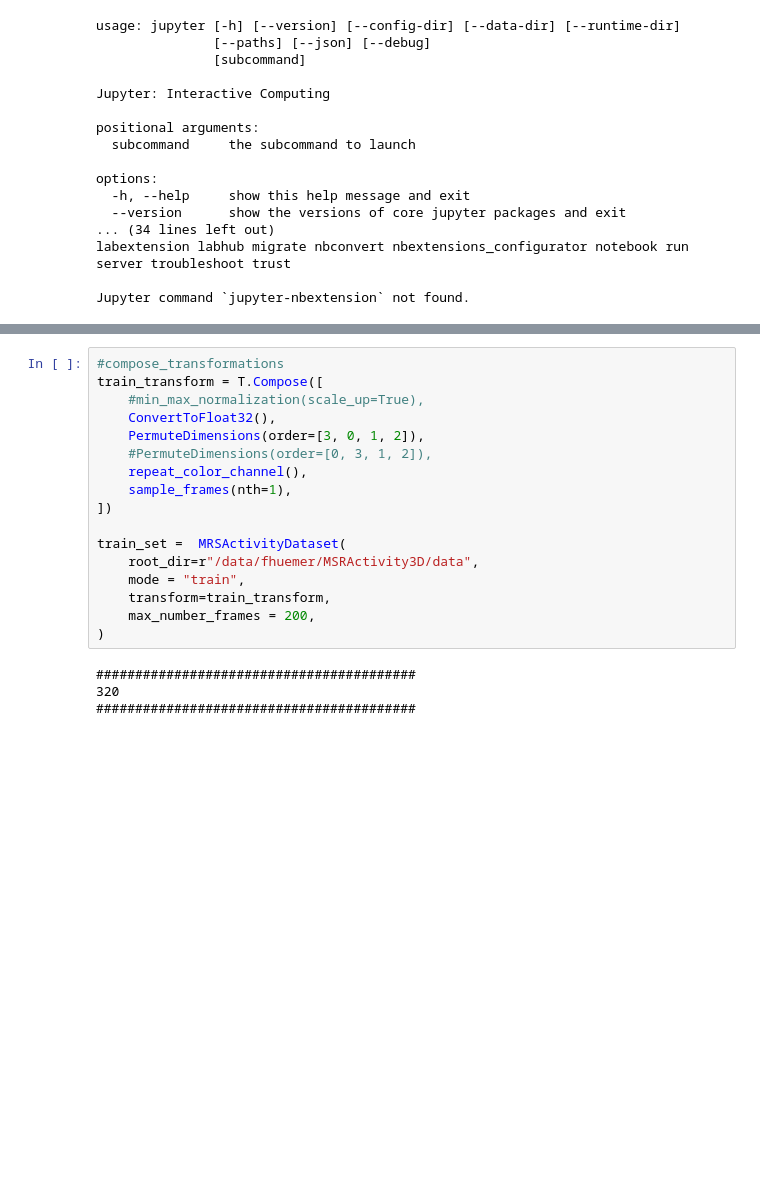
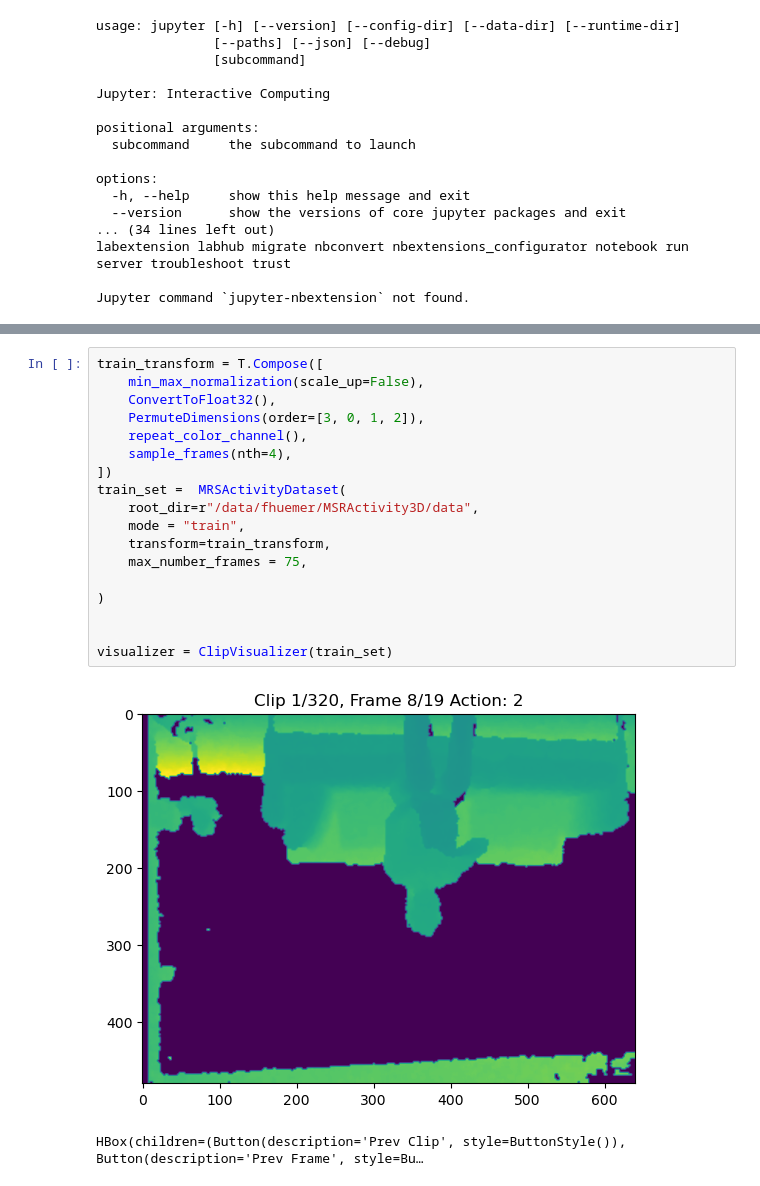
Before and after one commit to Frodl/TubeViT, a Jupyter notebook: inspect_clips.ipynb, the cells around one changed output, grey strips where cells are left out. Cells and saved outputs as stored; diff of their text form; blank space fills up the shorter version.

```diff
--- a/inspect_clips.ipynb
+++ b/inspect_clips.ipynb
@@ -295,21 +268,21 @@ train_set.__getitem__(0)[0].shape
 # %%
-#compose_transformations
 train_transform = T.Compose([
-    #min_max_normalization(scale_up=True),
+    min_max_normalization(scale_up=False),
     ConvertToFloat32(),
     PermuteDimensions(order=[3, 0, 1, 2]),
-    #PermuteDimensions(order=[0, 3, 1, 2]),
     repeat_color_channel(),
-    sample_frames(nth=1),
+    sample_frames(nth=4),
 ])
-
 train_set =  MRSActivityDataset(
     root_dir=r"/data/fhuemer/MSRActivity3D/data",
     mode = "train",
     transform=train_transform,
-    max_number_frames = 200,
+    max_number_frames = 75,
+
 )
+
+
+visualizer = ClipVisualizer(train_set)
 # %% [output]
+[figure, added]
-#########################################
-320
-#########################################
+HBox(children=(Button(description='Prev Clip', style=ButtonStyle()), Button(description='Prev Frame', style=Bu…
```
Also changed, not shown: parts of 11 cells of this notebook, 19 other files.
